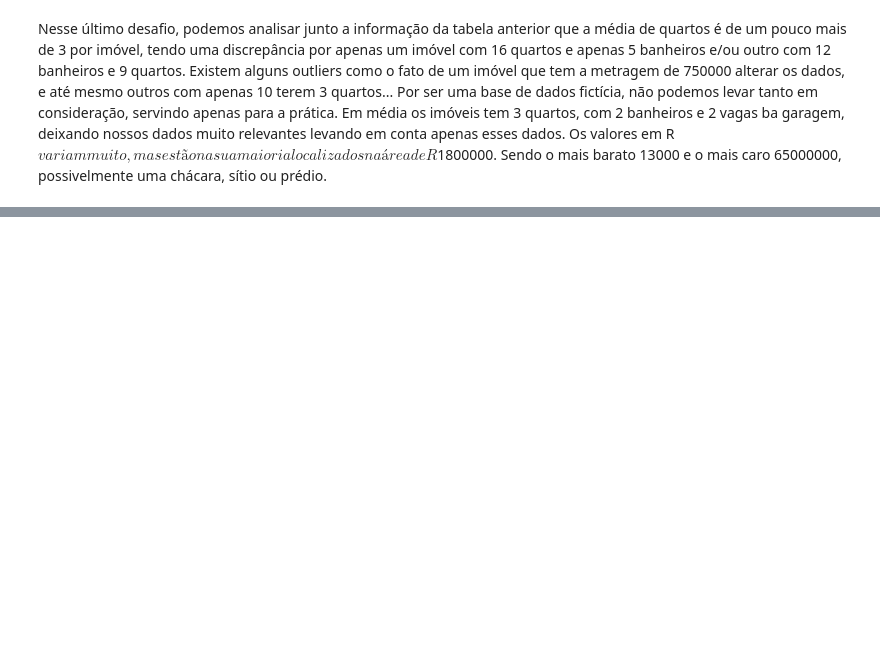
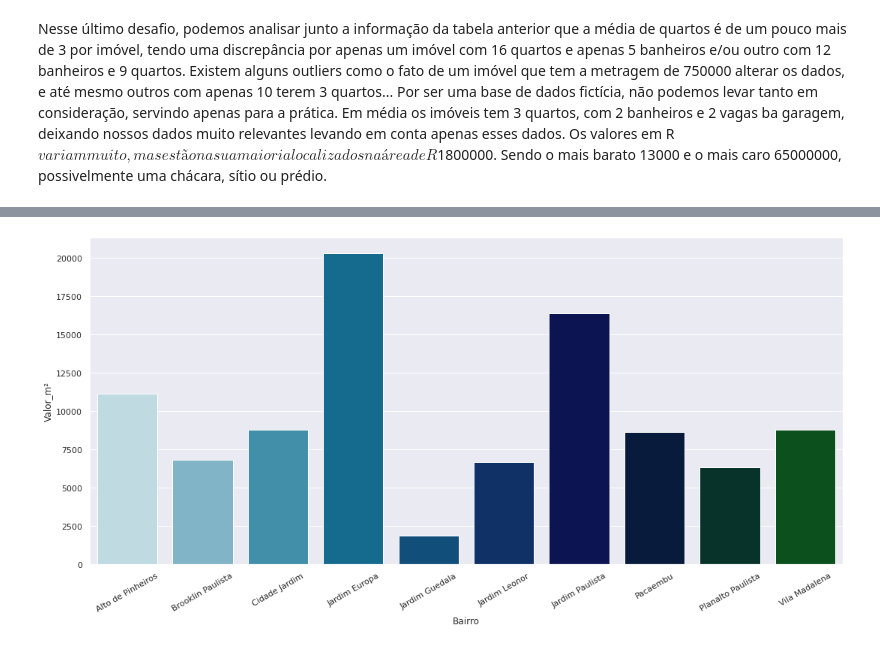
Before and after one commit to luizfernandopavanello/imersao_dados_4_Alura, a Jupyter notebook: Aula_02/aula_02.ipynb, the cells around one changed output, grey strips where cells are left out. Cells and saved outputs as stored; diff of their text form; code cells hidden in the pictures; blank space fills up the shorter version.

```diff
--- a/Aula_02/aula_02.ipynb
+++ b/Aula_02/aula_02.ipynb
@@ -612,0 +616,2 @@ Os valores em R$ variam muito, mas estão na sua maioria localizados na área de
+# %%
+dados_filtro["Valor_m²"] = dados_filtro["Valor_anuncio_float"] / dados_filtro["Metragem"]
@@ -612,0 +644,3 @@ Os valores em R$ variam muito, mas estão na sua maioria localizados na área de
+# %%
+dados_bairro = dados_filtro.groupby("Bairro").sum()
+dados_bairro
@@ -612,0 +662,3 @@ Os valores em R$ variam muito, mas estão na sua maioria localizados na área de
+# %%
+dados_bairro["Valor_m²"] = dados_bairro["Valor_anuncio_float"] / dados_bairro["Metragem"]
+dados_bairro
@@ -612,0 +680,3 @@ Os valores em R$ variam muito, mas estão na sua maioria localizados na área de
+# %%
+dados_bairro.reset_index(inplace=True)
+dados_bairro
@@ -612,0 +713,7 @@ Os valores em R$ variam muito, mas estão na sua maioria localizados na área de
+# %%
+plt.figure(figsize = (18, 8))
+ax = sns.barplot(x="Bairro", y="Valor_m²", data=dados_bairro.query("Bairro in @top_bairros"), palette="ocean_r")
+ax.tick_params(axis="x", rotation=30)
+plt.show()
+# %% [output]
+[figure, added]
```
Also changed, not shown: parts of 16 cells of this notebook.
